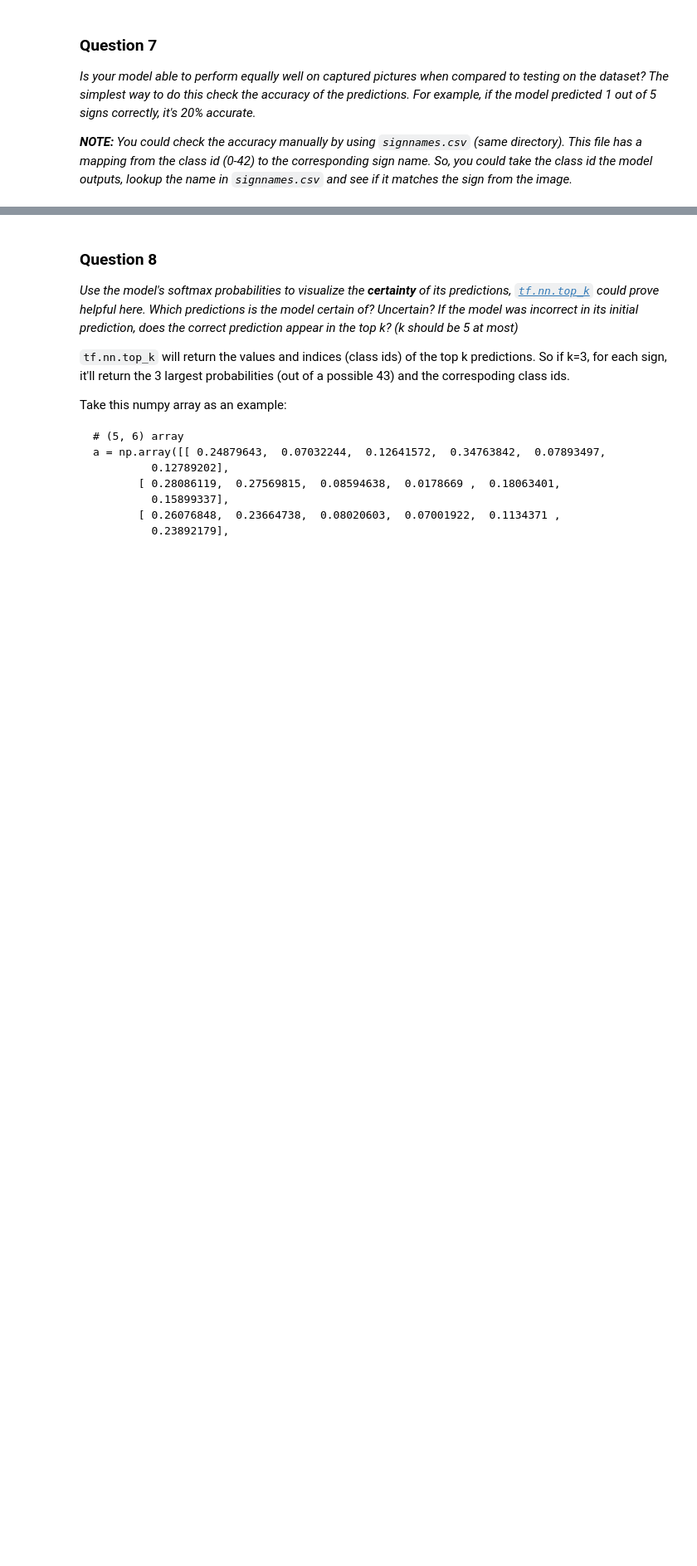
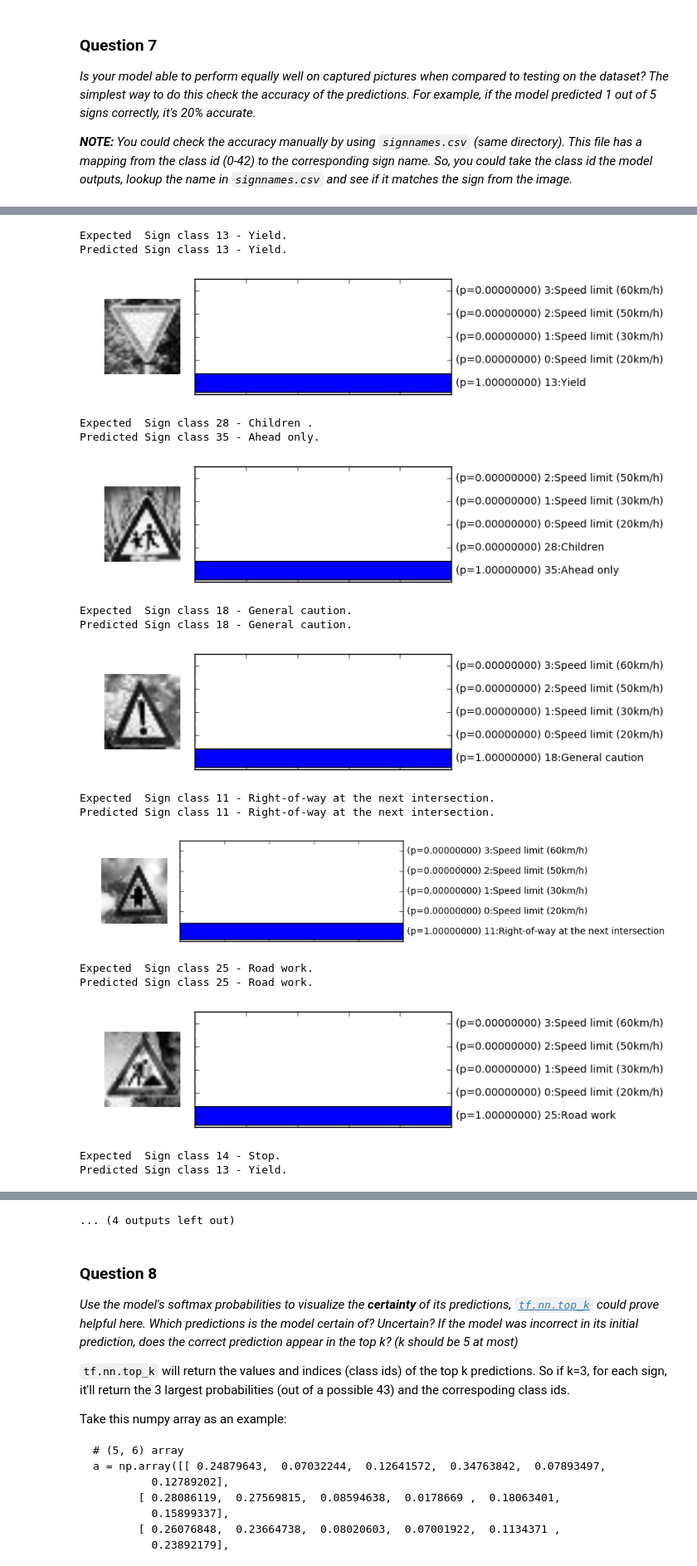
Before and after one commit to gmpatil/sdcnd, a Jupyter notebook: p02_trafficSign/Traffic_Sign_Classifier.ipynb, the cells around one changed output, grey strips where cells are left out. Shown at 83% size. Cells and saved outputs as stored; diff of their text form; code cells hidden in the pictures; blank space fills up the shorter version.

```diff
--- a/p02_trafficSign/Traffic_Sign_Classifier.ipynb
+++ b/p02_trafficSign/Traffic_Sign_Classifier.ipynb
@@ -186,8 +239,20 @@ Both Training and Test data sets are then normalized using mean substraction and
 # %%
-# Shuffle, Split Input training data into training and validation set of 4:1 ratio
-from sklearn.model_selection import train_test_split
 
-X_train, X_validation, y_train, y_validation = train_test_split(X_train, y_train, test_size=0.2, random_state=5)
+def split_training_validation(xt, yt, ratio):
+    """
+    Split original Test set into actual traing set and validation set.
+    Returns: new X_train, y_train, X_validation and y_validation
+    """
+    from sklearn.model_selection import train_test_split
+
+    # X_train, X_validation, y_train, y_validation = train_test_split(X_train, y_train, test_size=0.2, random_state=5, stratify=y_train)
+    xt, xv, yt, yv = train_test_split(xt, yt, test_size=ratio, random_state=5)
+
+    return xt, xv, yt, yv
+
+
+# Split input training data into training and validation set of 4 to 1 ratio
+X_train, X_validation, y_train, y_validation = split_training_validation(X_train, y_train, 0.2)
 
 print()
 print("New Training Set:   {} samples".format(len(X_train)))
@@ -616,0 +676,58 @@ _**NOTE:** You could check the accuracy manually by using `signnames.csv` (same
+# %%
+### Visualize the softmax probabilities here.
+
+import matplotlib.gridspec as gridspec
+import matplotlib.pyplot as plt
+
+def drawTopK(image, predictedClassIds, predictedClassProbs):
+    """
+    """
+
+    plt.figure(figsize = (6, 2))
+    gridspec.GridSpec(1, 4)
+
+    plt.subplot2grid((1, 4), (0, 0), colspan=1, rowspan=1)
+    plt.imshow(image.squeeze(), cmap='gray')
+    plt.axis('off')
+
+    plt.subplot2grid((1, 4), (0, 1), colspan=3, rowspan=1)
+    plt.barh(np.arange(5)+.5, predictedClassProbs, align='center')
+
+    signNames = []
+    # for key in predictedClassIds.astype(int):
+    #    signNames.append(train_classes[key])
+
+    for index, elem in enumerate(predictedClassIds.astype(int)):
+        signNames.append("(p={:.8f}) {}:{}".format(predictedClassProbs[index], elem, train_classes[elem]))
+
+    # plt.yticks(np.arange(5)+.5, train_classes.get(tuple(predictedClassIds.astype(int))))
+    plt.yticks(np.arange(5)+.5, signNames)
+    plt.tick_params(axis='both', which='both', labelleft='off', labelright='on', labeltop='off', labelbottom='off')
+
+    plt.show()
+
+
+for i in range(len(X_test_new)):
+    print ()
+    print("Expected  Sign class {} - {}.".format(Y_test_new[i], train_classes[Y_test_new[i]]))
+    print("Predicted Sign class {} - {}.".format(topK[1][i][0], train_classes[topK[1][i][0] ]))
+    drawTopK(X_test_new[i], topK[1][i], topK[0][i])
+    print ()
+# %% [output]
+Expected  Sign class 13 - Yield.
+Predicted Sign class 13 - Yield.
+[figure, added]
+Expected  Sign class 28 - Children .
+Predicted Sign class 35 - Ahead only.
+[figure, added]
+Expected  Sign class 18 - General caution.
+Predicted Sign class 18 - General caution.
+[figure, added]
+Expected  Sign class 11 - Right-of-way at the next intersection.
+Predicted Sign class 11 - Right-of-way at the next intersection.
+[figure, added]
+Expected  Sign class 25 - Road work.
+Predicted Sign class 25 - Road work.
+[figure, added]
+Expected  Sign class 14 - Stop.
+Predicted Sign class 13 - Yield.
@@ -617,3 +735,4 @@ _**NOTE:** You could check the accuracy manually by using `signnames.csv` (same
+... (4 outputs left out)
 # %% [markdown]
 ### Question 8
 
```
Also changed, not shown: parts of 29 cells of this notebook, 1 other file.
